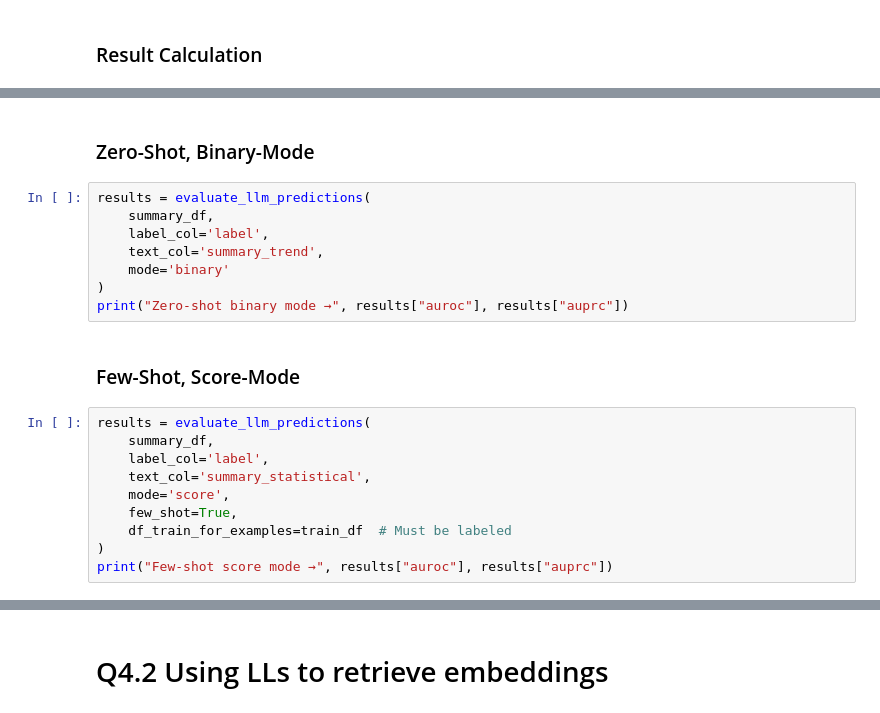
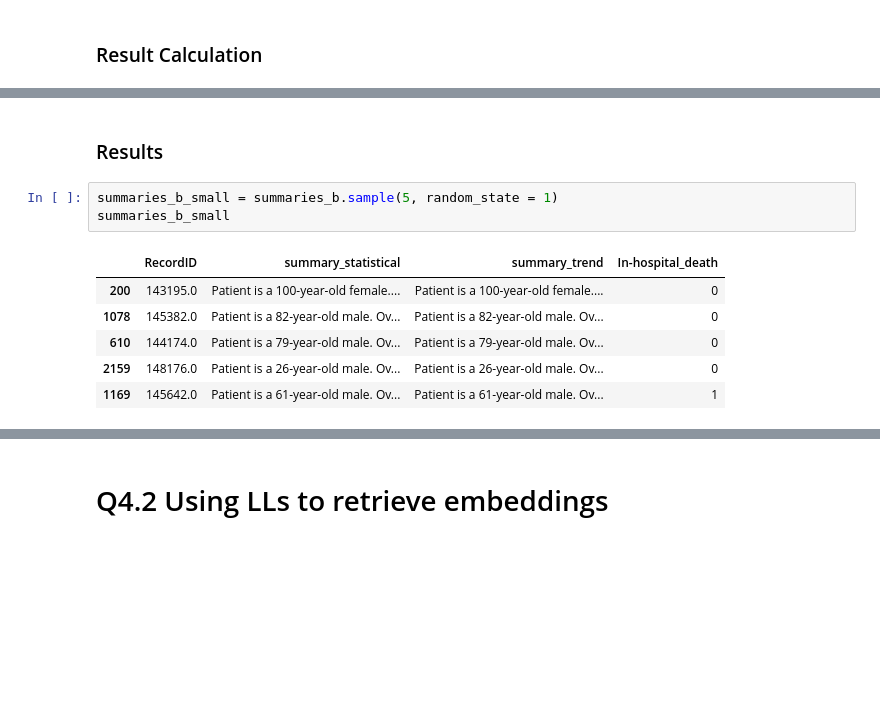
Before and after one commit to francescobondi02/project-1-ml4hc, a Jupyter notebook: project_1/Q4/Q4.ipynb, the cells around one changed output, grey strips where cells are left out. Saved outputs shown, nothing was run; the diff lists cells and outputs as text; blank space fills up the shorter version.

```diff
--- a/project_1/Q4/Q4.ipynb
+++ b/project_1/Q4/Q4.ipynb
@@ -287,22 +318,12 @@ KeyError: 'label'
-# %% [markdown]
-### Zero-Shot, Binary-Mode
-# %%
-results = evaluate_llm_predictions(
-    summary_df,
-    label_col='label',
-    text_col='summary_trend',
-    mode='binary'
-)
-print("Zero-shot binary mode →", results["auroc"], results["auprc"])
-# %% [markdown]
-### Few-Shot, Score-Mode
-# %%
-results = evaluate_llm_predictions(
-    summary_df,
-    label_col='label',
-    text_col='summary_statistical',
-    mode='score',
-    few_shot=True,
-    df_train_for_examples=train_df  # Must be labeled
-)
-print("Few-shot score mode →", results["auroc"], results["auprc"])
+# %% [markdown]
+### Results
+# %%
+summaries_b_small = summaries_b.sample(5, random_state = 1)
+summaries_b_small
+# %% [output]
+|  | RecordID | summary_statistical | summary_trend | In-hospital_death |
+| 200 | 143195.0 | Patient is a 100-year-old female.... | Patient is a 100-year-old female.... | 0 |
+| 1078 | 145382.0 | Patient is a 82-year-old male. Ov... | Patient is a 82-year-old male. Ov... | 0 |
+| 610 | 144174.0 | Patient is a 79-year-old male. Ov... | Patient is a 79-year-old male. Ov... | 0 |
+| 2159 | 148176.0 | Patient is a 26-year-old male. Ov... | Patient is a 26-year-old male. Ov... | 0 |
+| 1169 | 145642.0 | Patient is a 61-year-old male. Ov... | Patient is a 61-year-old male. Ov... | 1 |
```
Also changed, not shown: parts of 27 cells of this notebook.
